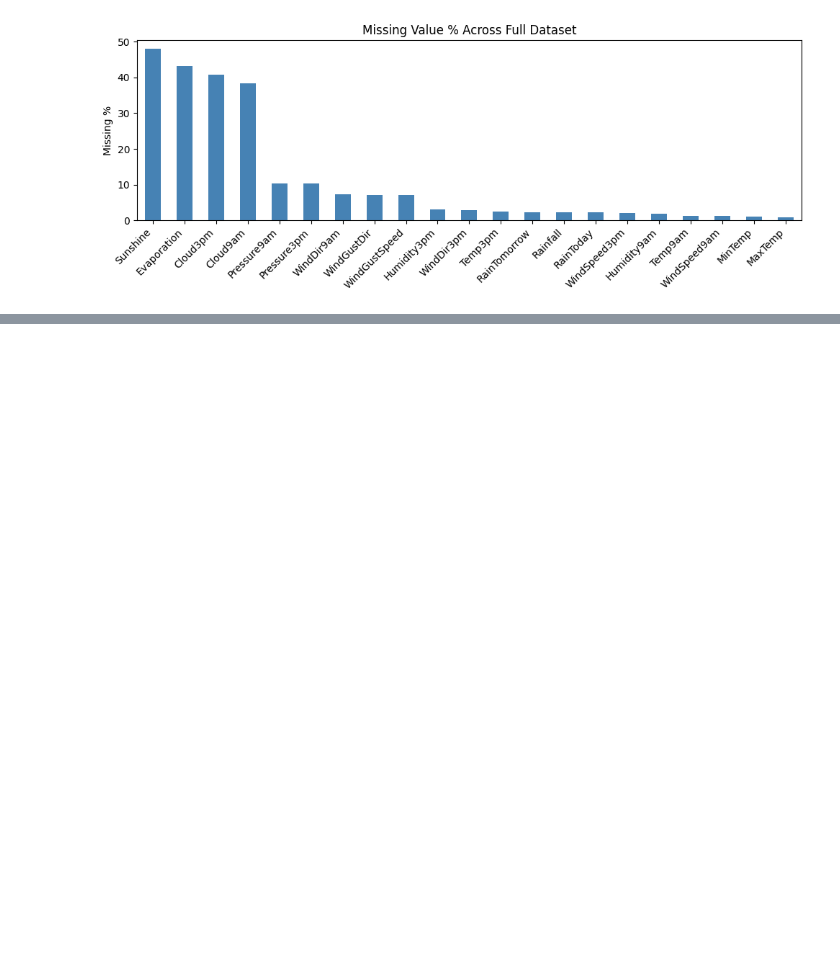
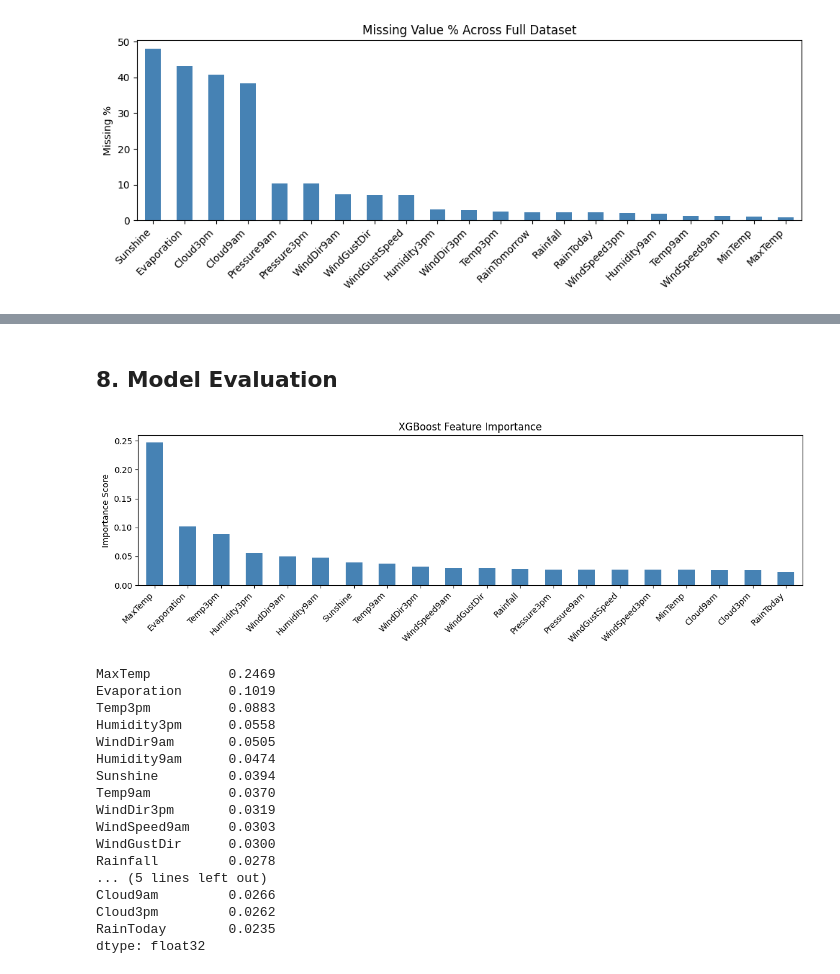
Before and after one commit to BrenJay23/ai_labs_assessment, a Jupyter notebook: notebooks/01_solar_exploration.ipynb, the cells around one changed output, grey strips where cells are left out. Drawn from its saved outputs; the diff is of its cells as text; code cells hidden in the pictures; blank space fills up the shorter version.

```diff
--- a/notebooks/01_solar_exploration.ipynb
+++ b/notebooks/01_solar_exploration.ipynb
@@ -437,10 +316,8 @@ Name: PVOUT, dtype: float64
 # %%
 from sklearn.preprocessing import LabelEncoder
 
-FEATURE_COLS = [c for c in df_train.columns if c not in ["Location", "PVOUT"]]
-CAT_COLS = ["WindGustDir", "WindDir9am", "WindDir3pm", "RainToday"]
+FEATURE_COLS = [c for c in df_train.columns if c != "PVOUT"]
 
-# Label encode categoricals
 encoders = {}
 for col in CAT_COLS:
     le = LabelEncoder()
@@ -455,7 +332,7 @@ y_train = df_train["PVOUT"]
 X_test = df_holdout[FEATURE_COLS]
 y_test = df_holdout["PVOUT"]
 
-print(f"X_train: {X_train.shape}")
-print(f"X_test : {X_test.shape}")
-print(f"Features: {FEATURE_COLS}")
+print(f"X_train  : {X_train.shape}")
+print(f"X_test   : {X_test.shape}")
+print(f"Features : {FEATURE_COLS}")
 # %% [output]
@@ -601,0 +434,34 @@ R²   : 0.5637 → 0.5824
+# %% [markdown]
+## 8. Model Evaluation
+# %%
+importance = pd.Series(best_model.feature_importances_, index=FEATURE_COLS).sort_values(
+    ascending=False
+)
+
+importance.plot(kind="bar", figsize=(12, 4), color="steelblue")
+plt.title("XGBoost Feature Importance")
+plt.ylabel("Importance Score")
+plt.xticks(rotation=45, ha="right")
+plt.tight_layout()
+plt.show()
+
+print(importance.round(4))
+# %% [output]
+[figure, added]
+MaxTemp          0.2469
+Evaporation      0.1019
+Temp3pm          0.0883
+Humidity3pm      0.0558
+WindDir9am       0.0505
+Humidity9am      0.0474
+Sunshine         0.0394
+Temp9am          0.0370
+WindDir3pm       0.0319
+WindSpeed9am     0.0303
+WindGustDir      0.0300
+Rainfall         0.0278
+... (5 lines left out)
+Cloud9am         0.0266
+Cloud3pm         0.0262
+RainToday        0.0235
+dtype: float32
```
Also changed, not shown: parts of 28 cells of this notebook, 2 other files.
